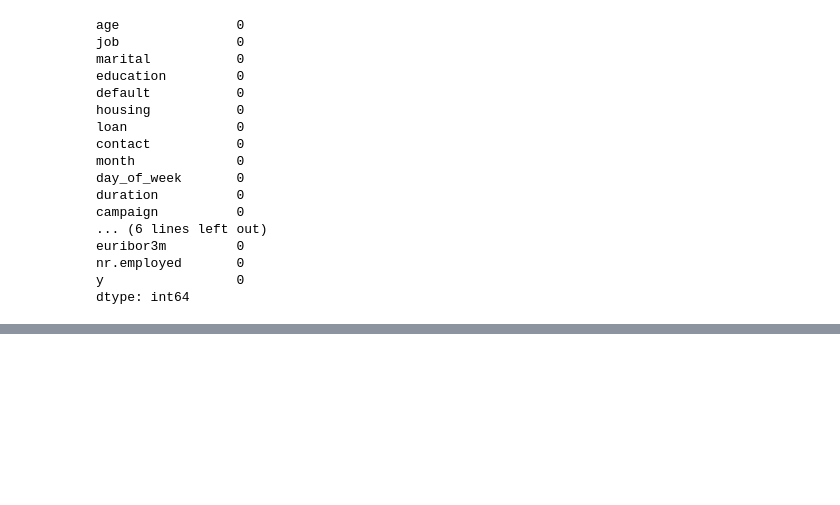
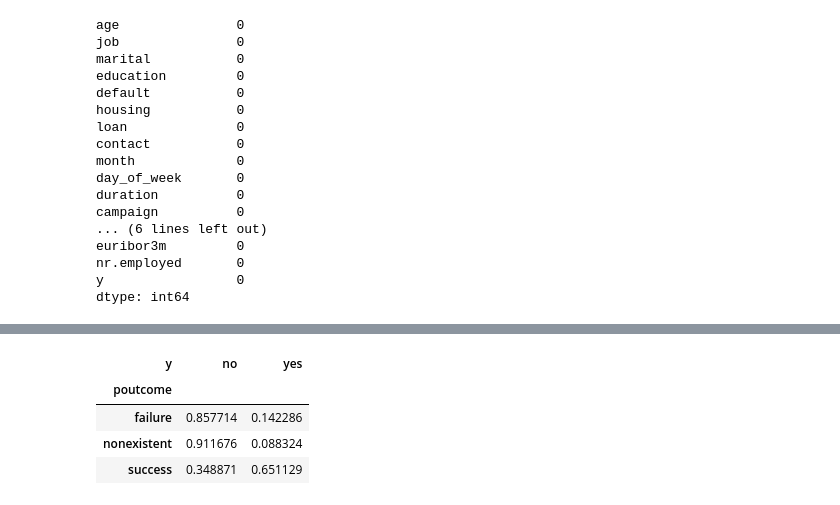
Before and after one commit to 4GeeksAcademy/Jose-Luis-M-bank-marketing-campaign-data, a Jupyter notebook: src/explore.ipynb, the cells around one changed output, grey strips where cells are left out. Drawn from its saved outputs; the diff is of its cells as text; code cells hidden in the pictures; blank space fills up the shorter version.

```diff
--- a/src/explore.ipynb
+++ b/src/explore.ipynb
@@ -158,0 +117,9 @@ Precisión del modelo: 0.9104151493080845
+# %%
+# Analizar realacion con la variable objeto y
+pd.crosstab(df['poutcome'], df['y'], normalize='index')
+# %% [output]
+| y | no | yes |
+| poutcome |  |  |
+| failure | 0.857714 | 0.142286 |
+| nonexistent | 0.911676 | 0.088324 |
+| success | 0.348871 | 0.651129 |
```
Also changed, not shown: parts of 22 cells of this notebook.
